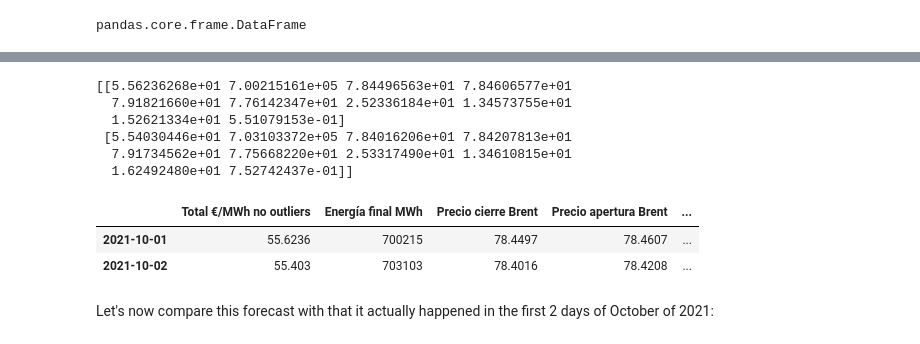
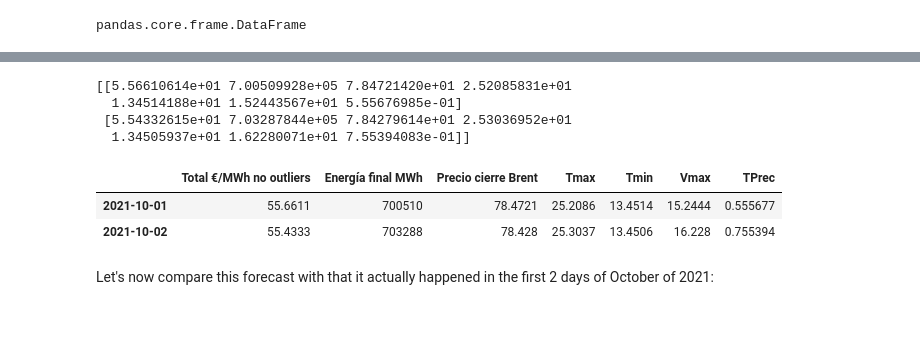
Before and after one commit to PaulaCervilla/Electricity-prices-predictions-in-Spain---Data-Science-TFM, a Jupyter notebook: TFM Precio electricidad - Modelling - 2013-2021 handling outliers.ipynb, the cells around one changed output, grey strips where cells are left out. Cells and saved outputs as stored; diff of their text form; code cells hidden in the pictures.

```diff
--- a/TFM Precio electricidad - Modelling - 2013-2021 handling outliers.ipynb
+++ b/TFM Precio electricidad - Modelling - 2013-2021 handling outliers.ipynb
@@ -159,7 +159,8 @@ q: The size of the moving average window, also called the order of moving averag
 models_dataset = electricity_brent_weather.drop(["Day", "Coste s.interrrumpibilidad", "Mercado diario €/MWh",
                                   "Mercado intradiario €/MWh", "Restricciones €/MWh",
                                   "Procesos OS €/MWh", "Garantía potencia Pagos capacidad €/MWh",
-                                                "Total €/MWh original"], axis = 1)
+                                  "Total €/MWh original","Precio apertura Brent", "Precio Máximo Brent",
+                                  "Precio mínimo Brent"], axis = 1)
 # %%
 models_dataset
 # %% [output]
@@ -881,7 +879,7 @@ cols = models_dataset.columns
 
 pred = pd.DataFrame(index= test.index,columns=cols)
 
-for j in range(0,10):
+for j in range(0,7):
     for i in range(0, len(prediction_VAR)):
        pred.iloc[i][j] = prediction_VAR[i][j]
 
@@ -925,9 +920,6 @@ pandas.core.frame.DataFrame
 pred['Energía final MWh'] = pred[['Energía final MWh']].apply(pd.to_numeric, downcast="float", errors= "coerce")
 pred['Total €/MWh no outliers'] = pred[['Total €/MWh no outliers']].apply(pd.to_numeric, downcast="float", errors= "coerce")
 pred['Precio cierre Brent'] = pred[['Precio cierre Brent']].apply(pd.to_numeric, downcast="float", errors= "coerce")
-pred['Precio apertura Brent'] = pred[['Precio apertura Brent']].apply(pd.to_numeric, downcast="float", errors= "coerce")
-pred['Precio Máximo Brent'] = pred[['Precio Máximo Brent']].apply(pd.to_numeric, downcast="float", errors= "coerce")
-pred['Precio mínimo Brent'] = pred[['Precio mínimo Brent']].apply(pd.to_numeric, downcast="float", errors= "coerce")
 pred["Tmax"] = pred[["Tmax"]].apply(pd.to_numeric, downcast="float", errors= "coerce")
 pred["Tmin"] = pred[["Tmin"]].apply(pd.to_numeric, downcast="float", errors= "coerce")
 pred["Vmax"] = pred[["Vmax"]].apply(pd.to_numeric, downcast="float", errors= "coerce")
@@ -1024,29 +1004,27 @@ model_fit_VAR2021 = model_VAR2021.fit()
 yhat = model_fit_VAR2021.forecast(model_fit_VAR2021.y, steps=2)
 print(yhat)
 # %% [output]
-[[5.56236268e+01 7.00215161e+05 7.84496563e+01 7.84606577e+01
-  7.91821660e+01 7.76142347e+01 2.52336184e+01 1.34573755e+01
-  1.52621334e+01 5.51079153e-01]
- [5.54030446e+01 7.03103372e+05 7.84016206e+01 7.84207813e+01
-  7.91734562e+01 7.75668220e+01 2.53317490e+01 1.34610815e+01
-  1.62492480e+01 7.52742437e-01]]
+[[5.56610614e+01 7.00509928e+05 7.84721420e+01 2.52085831e+01
+  1.34514188e+01 1.52443567e+01 5.55676985e-01]
+ [5.54332615e+01 7.03287844e+05 7.84279614e+01 2.53036952e+01
+  1.34505937e+01 1.62280071e+01 7.55394083e-01]]
 # %%
 #transforming the predictions into a Dataframe
 
 cols = models_dataset.columns
 
 index = pd.date_range("2021-10-01", periods = 2, freq = "D")
 
 forecast_VAR2021 = pd.DataFrame(index= index,columns=cols)
 
-for j in range(0,10):
+for j in range(0,7):
     for i in range(0, len(yhat)):
        forecast_VAR2021.iloc[i][j] = yhat[i][j]
 
 forecast_VAR2021
 # %% [output]
-|  | Total €/MWh no outliers | Energía final MWh | Precio cierre Brent | Precio apertura Brent | ... |
-| 2021-10-01 | 55.6236 | 700215 | 78.4497 | 78.4607 | ... |
-| 2021-10-02 | 55.403 | 703103 | 78.4016 | 78.4208 | ... |
+|  | Total €/MWh no outliers | Energía final MWh | Precio cierre Brent | Tmax | Tmin | Vmax | TPrec |
+| 2021-10-01 | 55.6611 | 700510 | 78.4721 | 25.2086 | 13.4514 | 15.2444 | 0.555677 |
+| 2021-10-02 | 55.4333 | 703288 | 78.428 | 25.3037 | 13.4506 | 16.228 | 0.755394 |
 # %% [markdown]
 Let's now compare this forecast with that it actually happened in the first 2 days of October of 2021:
```
Also changed, not shown: parts of 17 cells of this notebook.
